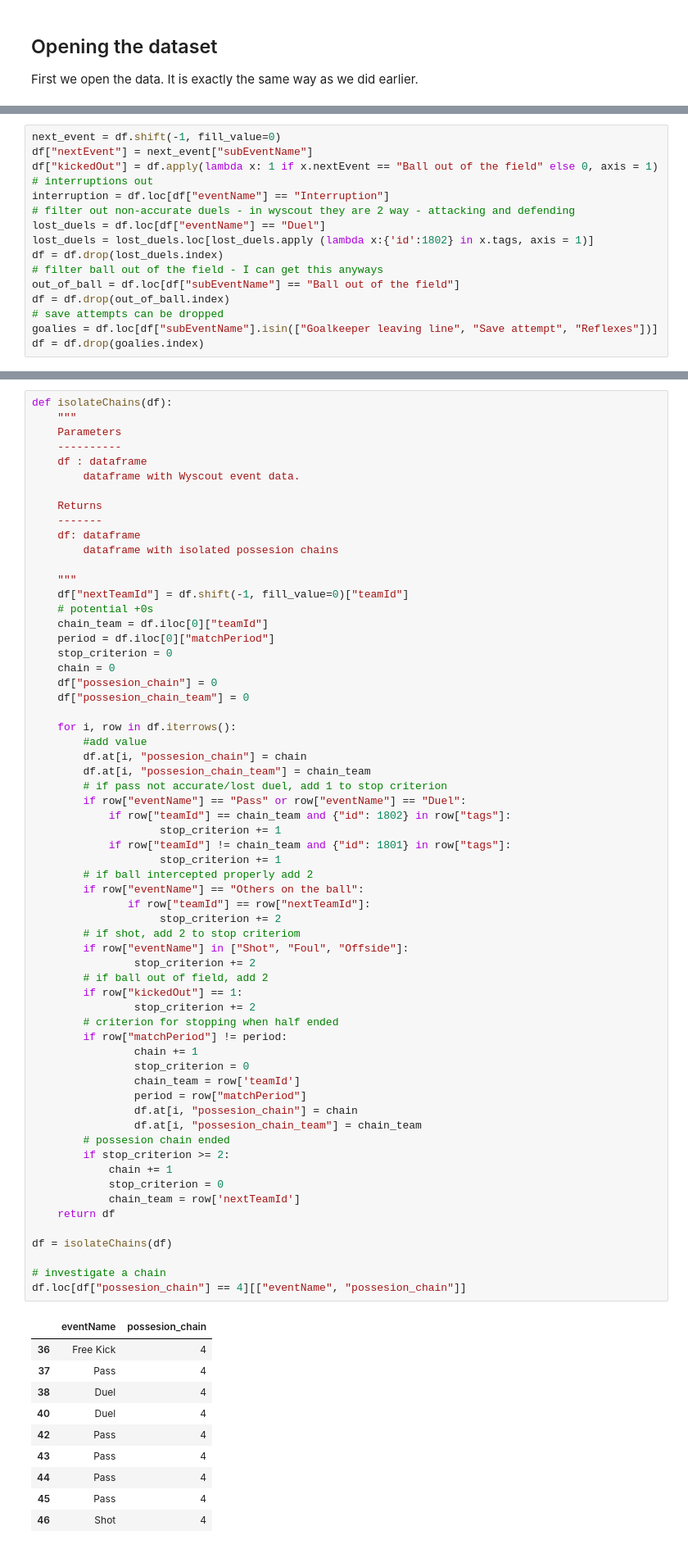
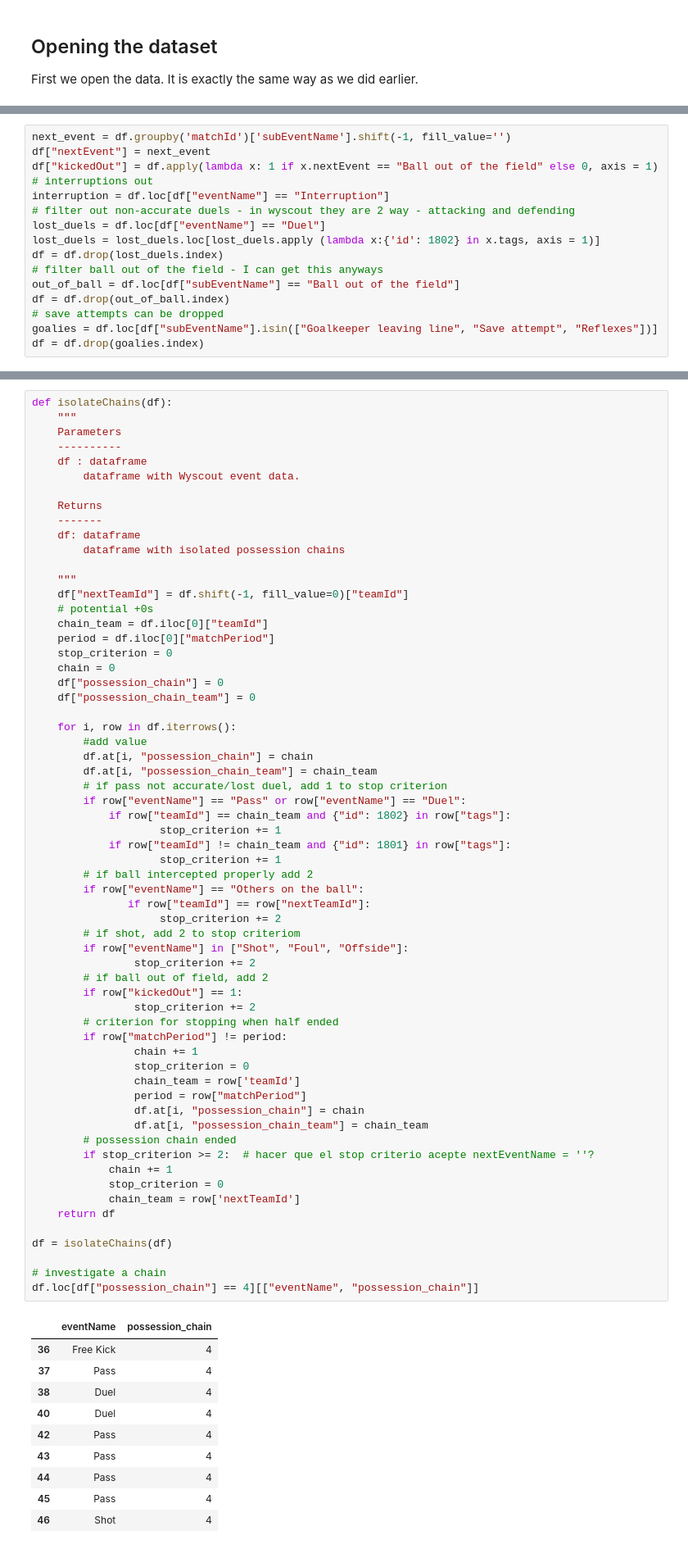
Before and after one commit to AGraciaSipan/soccermatics, a Jupyter notebook: 4.ValuingActions/plot_PossesionChain.ipynb, the cells around one changed output, grey strips where cells are left out. Shown at 82% size. Drawn from its saved outputs; the diff is of its cells as text.

```diff
--- a/4.ValuingActions/plot_PossesionChain.ipynb
+++ b/4.ValuingActions/plot_PossesionChain.ipynb
@@ -55,12 +57,12 @@ out events by goalkeepers, since shots were made before.
 # %%
-next_event = df.shift(-1, fill_value=0)
-df["nextEvent"] = next_event["subEventName"]
+next_event = df.groupby('matchId')['subEventName'].shift(-1, fill_value='')
+df["nextEvent"] = next_event
 df["kickedOut"] = df.apply(lambda x: 1 if x.nextEvent == "Ball out of the field" else 0, axis = 1)
 # interruptions out
 interruption = df.loc[df["eventName"] == "Interruption"]
 # filter out non-accurate duels - in wyscout they are 2 way - attacking and defending
 lost_duels = df.loc[df["eventName"] == "Duel"]
-lost_duels = lost_duels.loc[lost_duels.apply (lambda x:{'id':1802} in x.tags, axis = 1)]
+lost_duels = lost_duels.loc[lost_duels.apply (lambda x:{'id': 1802} in x.tags, axis = 1)]
 df = df.drop(lost_duels.index)
 # filter ball out of the field - I can get this anyways
 out_of_ball = df.loc[df["subEventName"] == "Ball out of the field"]
@@ -89,7 +91,7 @@ def isolateChains(df):
     Returns
     -------
     df: dataframe
-        dataframe with isolated possesion chains
+        dataframe with isolated possession chains
 
     """
     df["nextTeamId"] = df.shift(-1, fill_value=0)["teamId"]
@@ -98,50 +100,50 @@ def isolateChains(df):
     period = df.iloc[0]["matchPeriod"]
     stop_criterion = 0
     chain = 0
-    df["possesion_chain"] = 0
-    df["possesion_chain_team"] = 0
+    df["possession_chain"] = 0
+    df["possession_chain_team"] = 0
 
     for i, row in df.iterrows():
         #add value
-        df.at[i, "possesion_chain"] = chain
-        df.at[i, "possesion_chain_team"] = chain_team
+        df.at[i, "possession_chain"] = chain
+        df.at[i, "possession_chain_team"] = chain_team
         # if pass not accurate/lost duel, add 1 to stop criterion
         if row["eventName"] == "Pass" or row["eventName"] == "Duel":
             if row["teamId"] == chain_team and {"id": 1802} in row["tags"]:
                     stop_criterion += 1
             if row["teamId"] != chain_team and {"id": 1801} in row["tags"]:
                     stop_criterion += 1
         # if ball intercepted properly add 2
         if row["eventName"] == "Others on the ball":
                if row["teamId"] == row["nextTeamId"]:
                     stop_criterion += 2
         # if shot, add 2 to stop criteriom
         if row["eventName"] in ["Shot", "Foul", "Offside"]:
                 stop_criterion += 2
         # if ball out of field, add 2
         if row["kickedOut"] == 1:
                 stop_criterion += 2
         # criterion for stopping when half ended
         if row["matchPeriod"] != period:
                 chain += 1
                 stop_criterion = 0
                 chain_team = row['teamId']
                 period = row["matchPeriod"]
-                df.at[i, "possesion_chain"] = chain
-                df.at[i, "possesion_chain_team"] = chain_team
-        # possesion chain ended
-        if stop_criterion >= 2:
+                df.at[i, "possession_chain"] = chain
+                df.at[i, "possession_chain_team"] = chain_team
+        # possession chain ended
+        if stop_criterion >= 2:  # hacer que el stop criterio acepte nextEventName = ''?
             chain += 1
             stop_criterion = 0
             chain_team = row['nextTeamId']
     return df
 
 df = isolateChains(df)
 
 # investigate a chain
-df.loc[df["possesion_chain"] == 4][["eventName", "possesion_chain"]]
+df.loc[df["possession_chain"] == 4][["eventName", "possession_chain"]]
 # %% [output]
-|  | eventName | possesion_chain |
+|  | eventName | possession_chain |
 | 36 | Free Kick | 4 |
 | 37 | Pass | 4 |
 | 38 | Duel | 4 |
```
Also changed, not shown: parts of 11 cells of this notebook, 2 other files.
